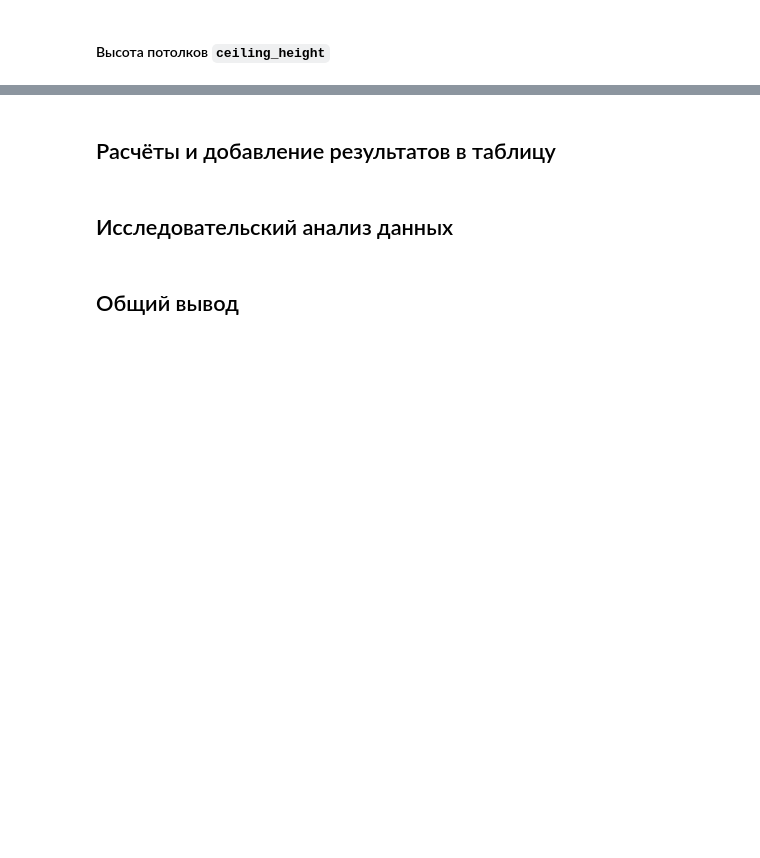
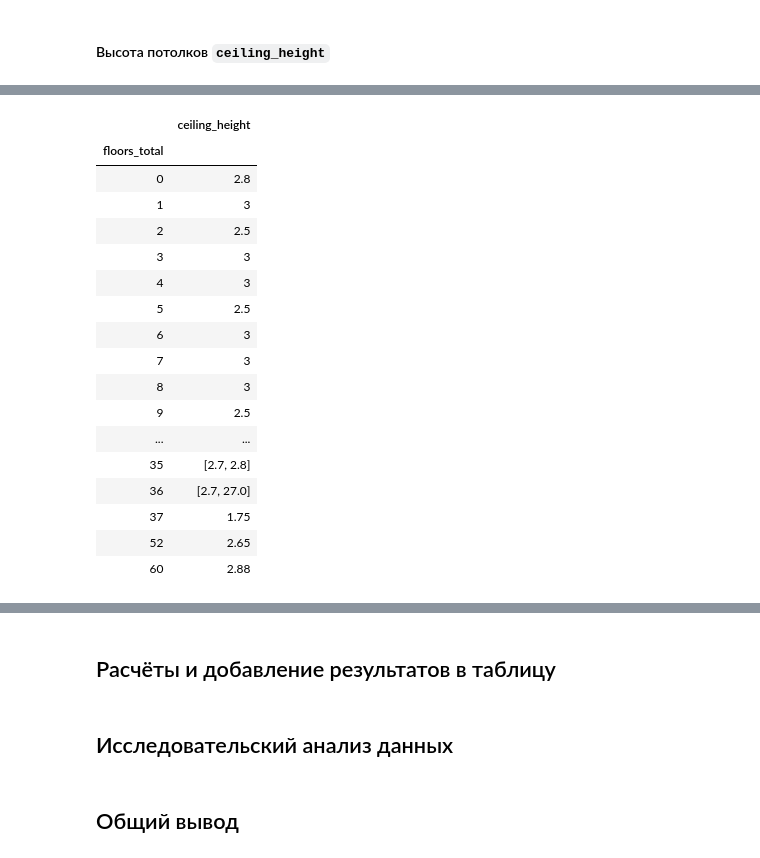
Before and after one commit to mazor86/praktikum_data_science, a Jupyter notebook: sprint_04/mazor86_sprint_04.ipynb, the cells around one changed output, grey strips where cells are left out. Saved outputs shown, nothing was run; the diff lists cells and outputs as text; code cells hidden in the pictures; blank space fills up the shorter version.

```diff
--- a/sprint_04/mazor86_sprint_04.ipynb
+++ b/sprint_04/mazor86_sprint_04.ipynb
@@ -250,0 +289,12 @@ print(f'Количество пропусков в locality_name: {len(data[data
+# %%
+def change_locality_names(locality_name):
+    locality_name_as_list = locality_name.split(' ')
+    index = 0
+    for i in range(len(locality_name_as_list)):
+        if not locality_name_as_list[i].islower():
+            index = i
+            break
+    return ' '.join(locality_name_as_list[index:])
+
+data['locality_name'] = data['locality_name'].apply(change_locality_names)
+print('Уникальных населенных пунктов:', len(data['locality_name'].unique()))
@@ -323,0 +328,3 @@ floors_total_modes
+# %%
+data['floors_total'].fillna(0, inplace=True)
+print('Пропусков в колонке "floors_total":', data['floors_total'].isna().sum())
@@ -323,0 +335,3 @@ floors_total_modes
+# %%
+data['floors_total'] = data['floors_total'].astype('int')
+data['floors_total'].head()
@@ -413,0 +351,25 @@ data.pivot_table(index='locality_name')
+# %%
+ceiling_height_modes = data.pivot_table(
+    index='floors_total',
+    values='ceiling_height',
+    aggfunc=pd.Series.mode )
+ceiling_height_modes
+# %% [output]
+|  | ceiling_height |
+| floors_total |  |
+| 0 | 2.8 |
+| 1 | 3 |
+| 2 | 2.5 |
+| 3 | 3 |
+| 4 | 3 |
+| 5 | 2.5 |
+| 6 | 3 |
+| 7 | 3 |
+| 8 | 3 |
+| 9 | 2.5 |
+| ... | ... |
+| 35 | [2.7, 2.8] |
+| 36 | [2.7, 27.0] |
+| 37 | 1.75 |
+| 52 | 2.65 |
+| 60 | 2.88 |
```
Also changed, not shown: parts of 63 cells of this notebook.
